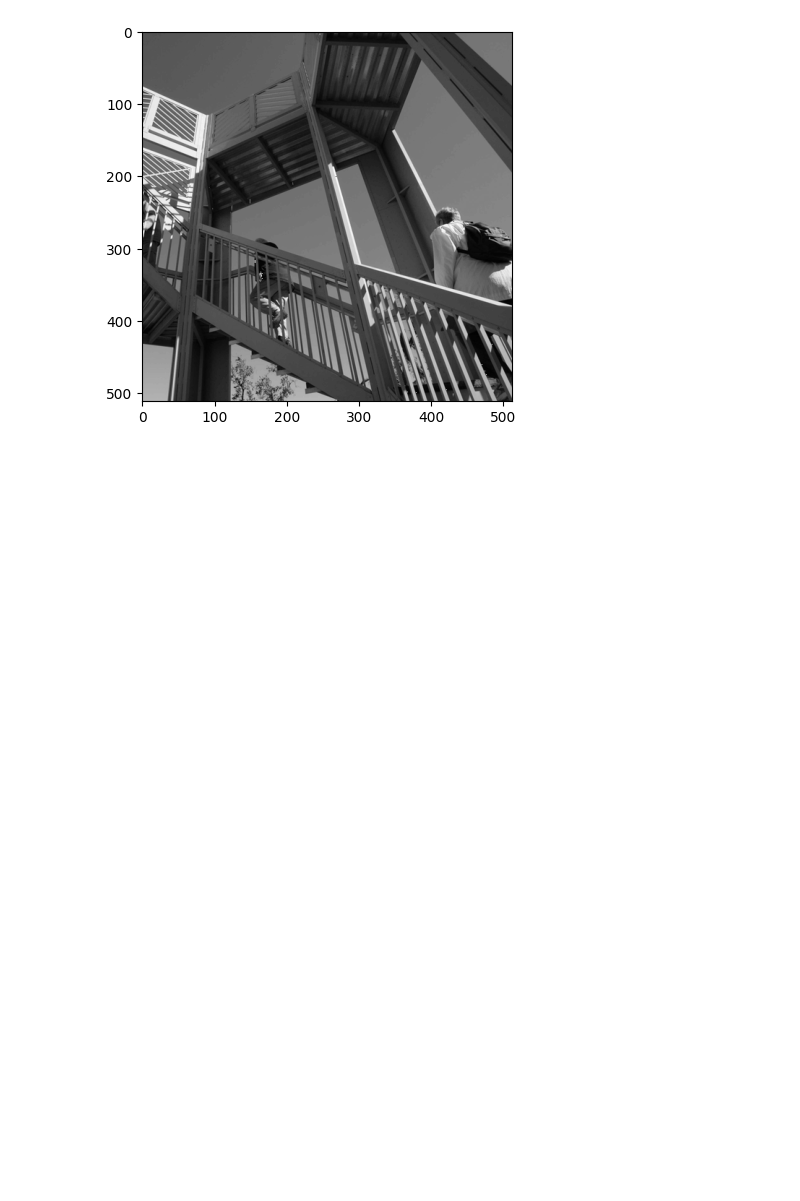
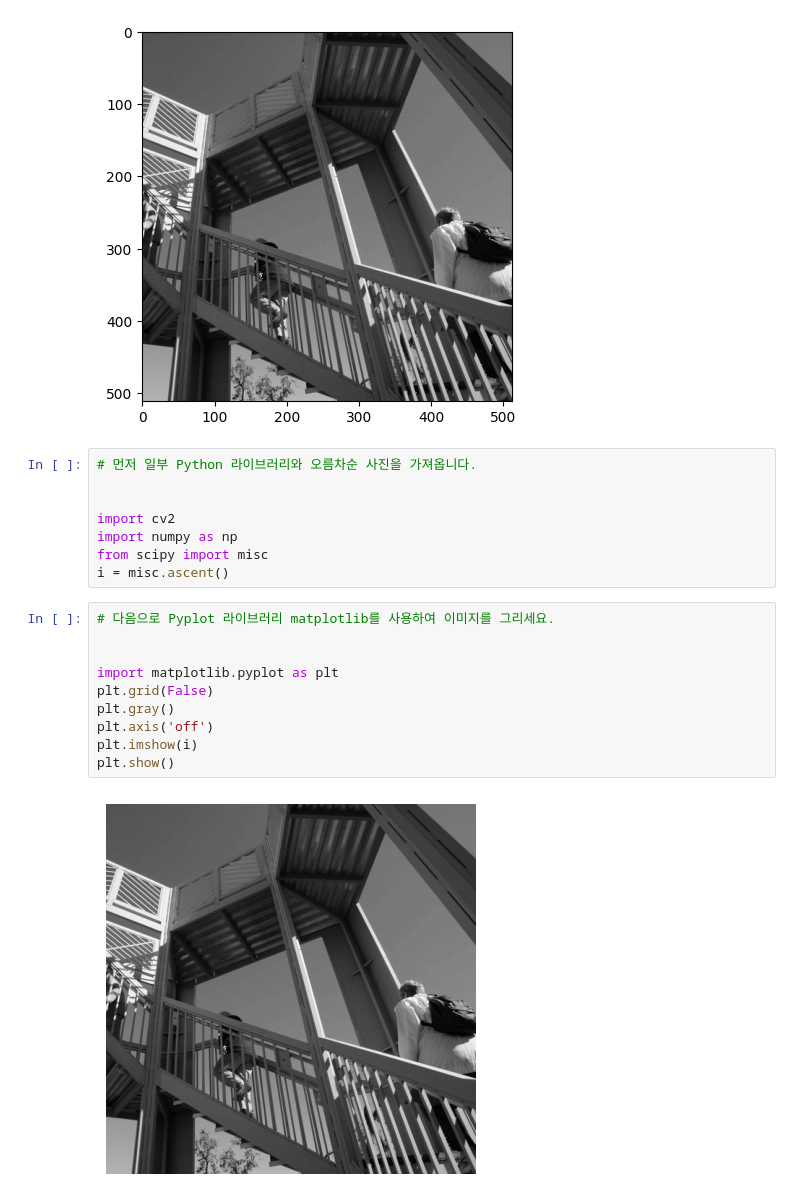
Before and after one commit to greapis/jaeha-shim, a Jupyter notebook: Third ML model.ipynb, the cells around one changed output. Cells and saved outputs as stored; diff of their text form; blank space fills up the shorter version.

```diff
--- a/Third ML model.ipynb
+++ b/Third ML model.ipynb
@@ -22,3 +22,23 @@ plt.imshow(ascent)
 plt.show()
 # %% [output]
 [figure]
+# %%
+# 먼저 일부 Python 라이브러리와 오름차순 사진을 가져옵니다.
+
+
+import cv2
+import numpy as np
+from scipy import misc
+i = misc.ascent()
+# %%
+# 다음으로 Pyplot 라이브러리 matplotlib를 사용하여 이미지를 그리세요.
+
+
+import matplotlib.pyplot as plt
+plt.grid(False)
+plt.gray()
+plt.axis('off')
+plt.imshow(i)
+plt.show()
+# %% [output]
+[figure, added]
```
